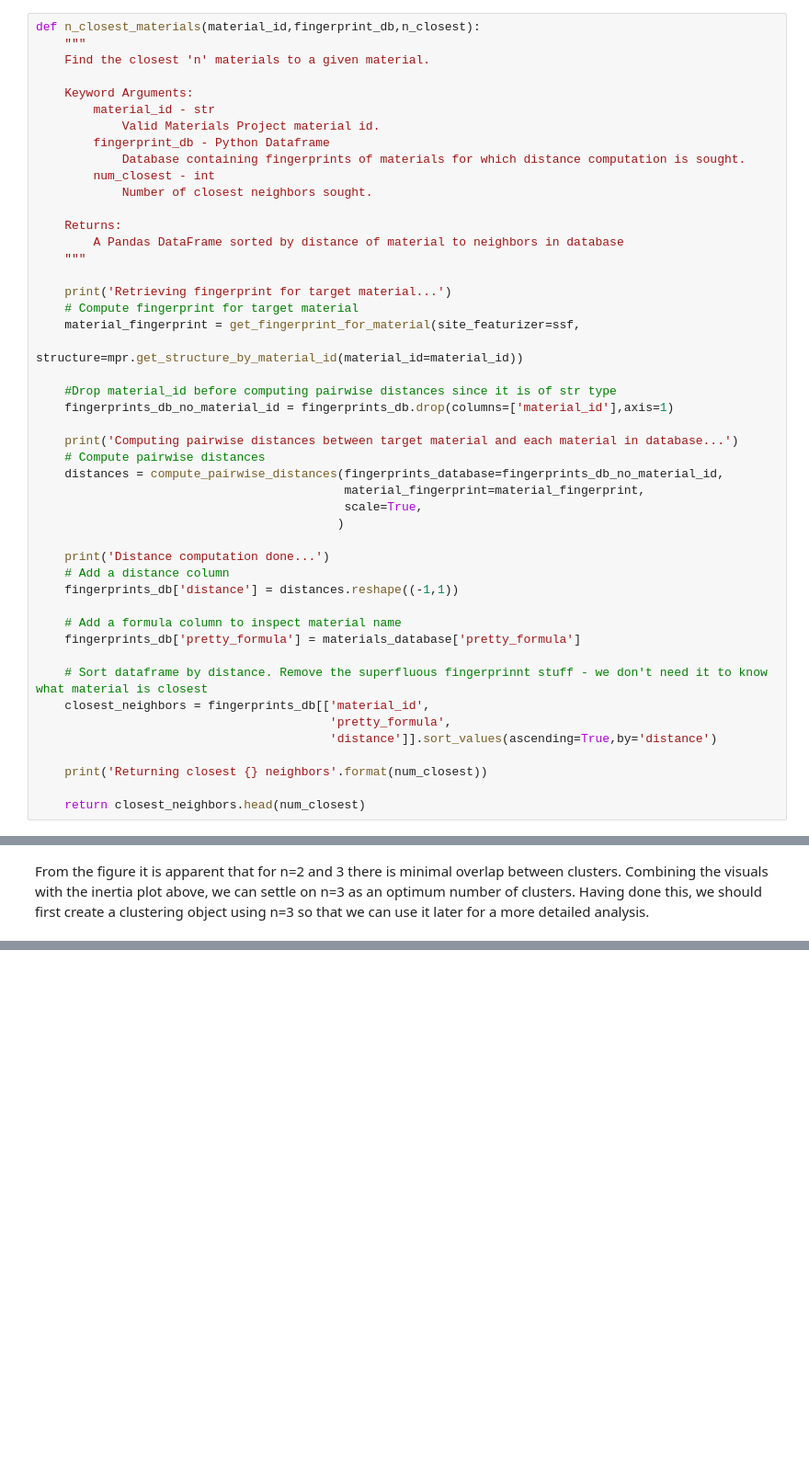
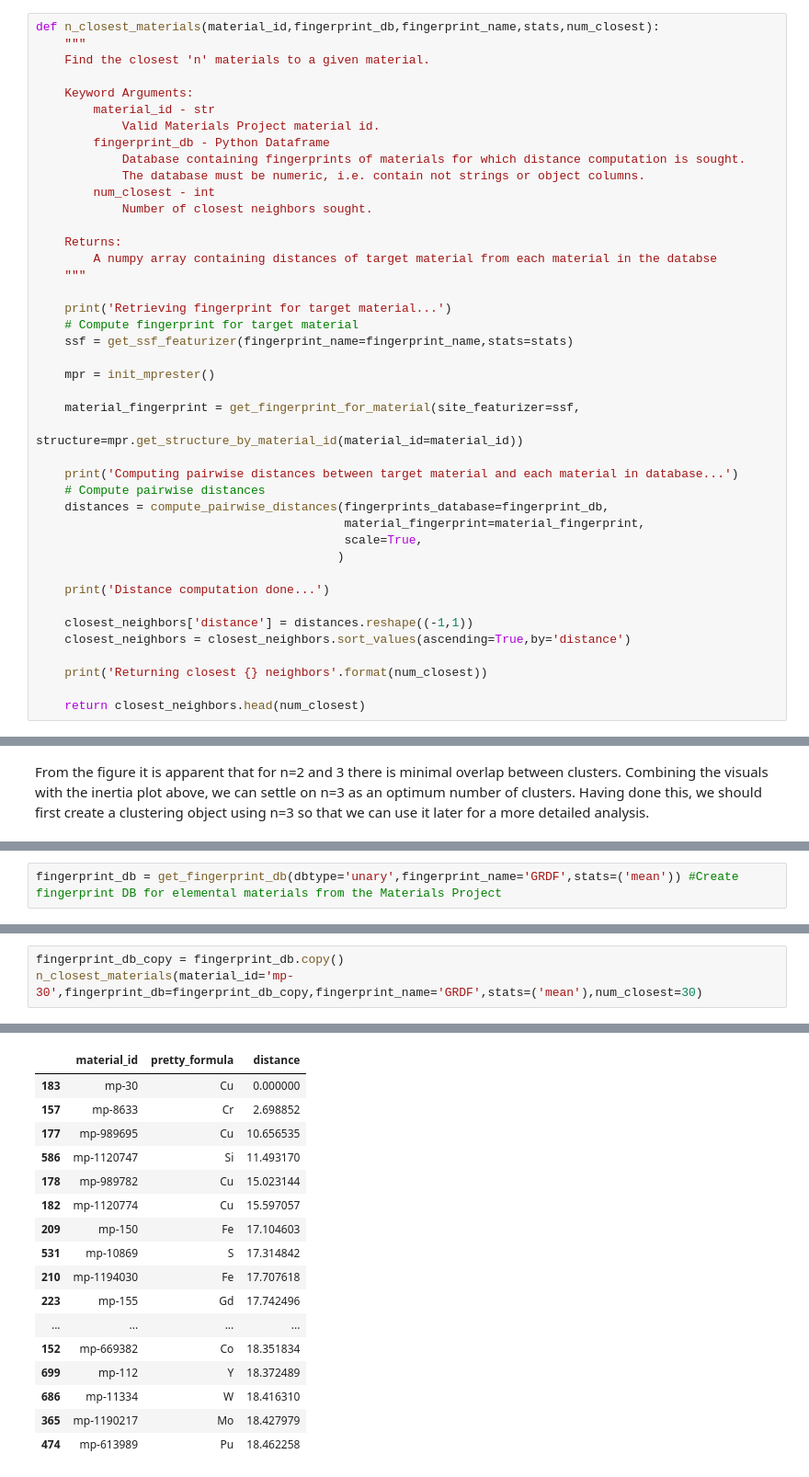
Before and after one commit to g-hegde/material-similarity, a Jupyter notebook: MaterialSimilarity.ipynb, the cells around one changed output, grey strips where cells are left out. Shown at 92% size. Drawn from its saved outputs; the diff is of its cells as text; blank space fills up the shorter version.

Commit message:
Committing ipynb before week break. Will pick up on other side.

```diff
--- a/MaterialSimilarity.ipynb
+++ b/MaterialSimilarity.ipynb
@@ -192,7 +214,7 @@ def get_fingerprint_db(dbtype):
 
     return fingerprints_db
 # %%
-def n_closest_materials(material_id,fingerprint_db,n_closest):
+def n_closest_materials(material_id,fingerprint_db,fingerprint_name,stats,num_closest):
     """
     Find the closest 'n' materials to a given material.
 
@@ -201,39 +223,34 @@ def n_closest_materials(material_id,fingerprint_db,n_closest):
             Valid Materials Project material id.
         fingerprint_db - Python Dataframe
             Database containing fingerprints of materials for which distance computation is sought.
+            The database must be numeric, i.e. contain not strings or object columns.
         num_closest - int
             Number of closest neighbors sought.
 
     Returns:
-        A Pandas DataFrame sorted by distance of material to neighbors in database
+        A numpy array containing distances of target material from each material in the databse
     """
 
     print('Retrieving fingerprint for target material...')
     # Compute fingerprint for target material
+    ssf = get_ssf_featurizer(fingerprint_name=fingerprint_name,stats=stats)
+
+    mpr = init_mprester()
+
     material_fingerprint = get_fingerprint_for_material(site_featurizer=ssf,
                                                         structure=mpr.get_structure_by_material_id(material_id=material_id))
 
-    #Drop material_id before computing pairwise distances since it is of str type
-    fingerprints_db_no_material_id = fingerprints_db.drop(columns=['material_id'],axis=1)
-
     print('Computing pairwise distances between target material and each material in database...')
     # Compute pairwise distances
-    distances = compute_pairwise_distances(fingerprints_database=fingerprints_db_no_material_id,
+    distances = compute_pairwise_distances(fingerprints_database=fingerprint_db,
                                            material_fingerprint=material_fingerprint,
                                            scale=True,
                                           )
 
     print('Distance computation done...')
-    # Add a distance column
-    fingerprints_db['distance'] = distances.reshape((-1,1))
 
-    # Add a formula column to inspect material name
-    fingerprints_db['pretty_formula'] = materials_database['pretty_formula']
-
-    # Sort dataframe by distance. Remove the superfluous fingerprinnt stuff - we don't need it to know what material is closest
-    closest_neighbors = fingerprints_db[['material_id',
-                                         'pretty_formula',
-                                         'distance']].sort_values(ascending=True,by='distance')
+    closest_neighbors['distance'] = distances.reshape((-1,1))
+    closest_neighbors = closest_neighbors.sort_values(ascending=True,by='distance')
 
     print('Returning closest {} neighbors'.format(num_closest))
 
@@ -394,0 +412,2 @@ KMeans(algorithm='auto', copy_x=True, init='k-means++', max_iter=300,
+# %%
+fingerprint_db = get_fingerprint_db(dbtype='unary',fingerprint_name='GRDF',stats=('mean')) #Create fingerprint DB for elemental materials from the Materials Project
@@ -394,0 +420,4 @@ KMeans(algorithm='auto', copy_x=True, init='k-means++', max_iter=300,
+# %%
+fingerprint_db_copy = fingerprint_db.copy()
+n_closest_materials(material_id='mp-30',fingerprint_db=fingerprint_db_copy,fingerprint_name='GRDF',stats=('mean'),num_closest=30)
+# %% [output]
@@ -394,0 +441,17 @@ KMeans(algorithm='auto', copy_x=True, init='k-means++', max_iter=300,
+|  | material_id | pretty_formula | distance |
+| 183 | mp-30 | Cu | 0.000000 |
+| 157 | mp-8633 | Cr | 2.698852 |
+| 177 | mp-989695 | Cu | 10.656535 |
+| 586 | mp-1120747 | Si | 11.493170 |
+| 178 | mp-989782 | Cu | 15.023144 |
+| 182 | mp-1120774 | Cu | 15.597057 |
+| 209 | mp-150 | Fe | 17.104603 |
+| 531 | mp-10869 | S | 17.314842 |
+| 210 | mp-1194030 | Fe | 17.707618 |
+| 223 | mp-155 | Gd | 17.742496 |
+| ... | ... | ... | ... |
+| 152 | mp-669382 | Co | 18.351834 |
+| 699 | mp-112 | Y | 18.372489 |
+| 686 | mp-11334 | W | 18.416310 |
+| 365 | mp-1190217 | Mo | 18.427979 |
+| 474 | mp-613989 | Pu | 18.462258 |
```
Also changed, not shown: parts of 14 cells of this notebook.
